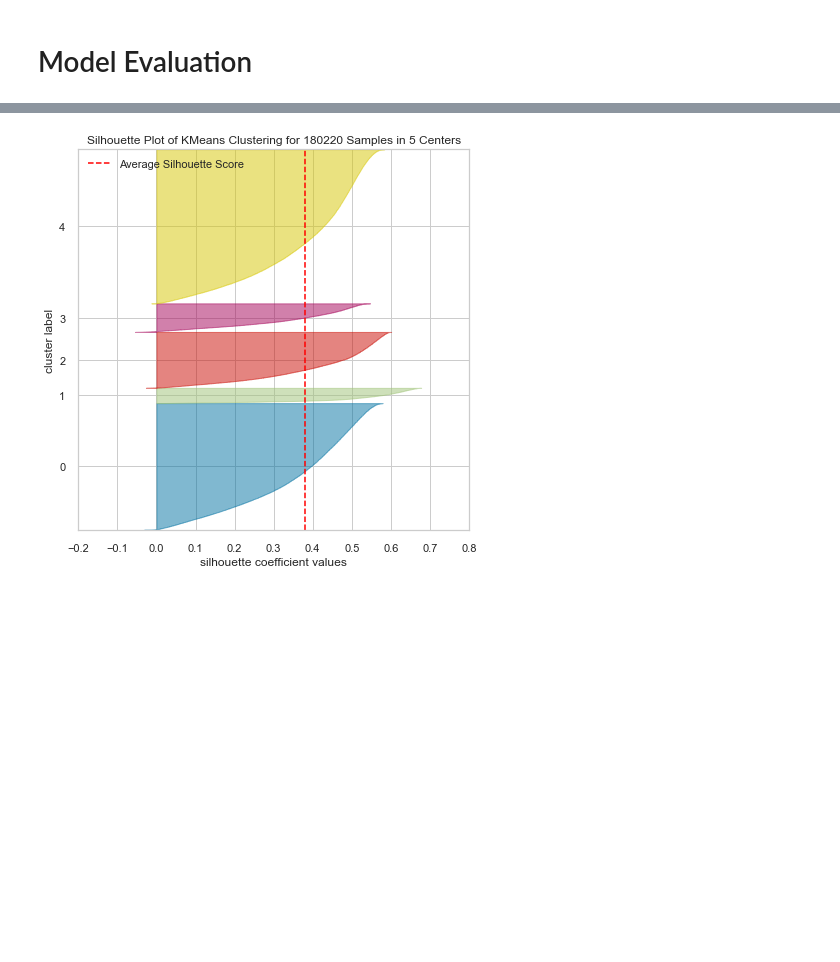
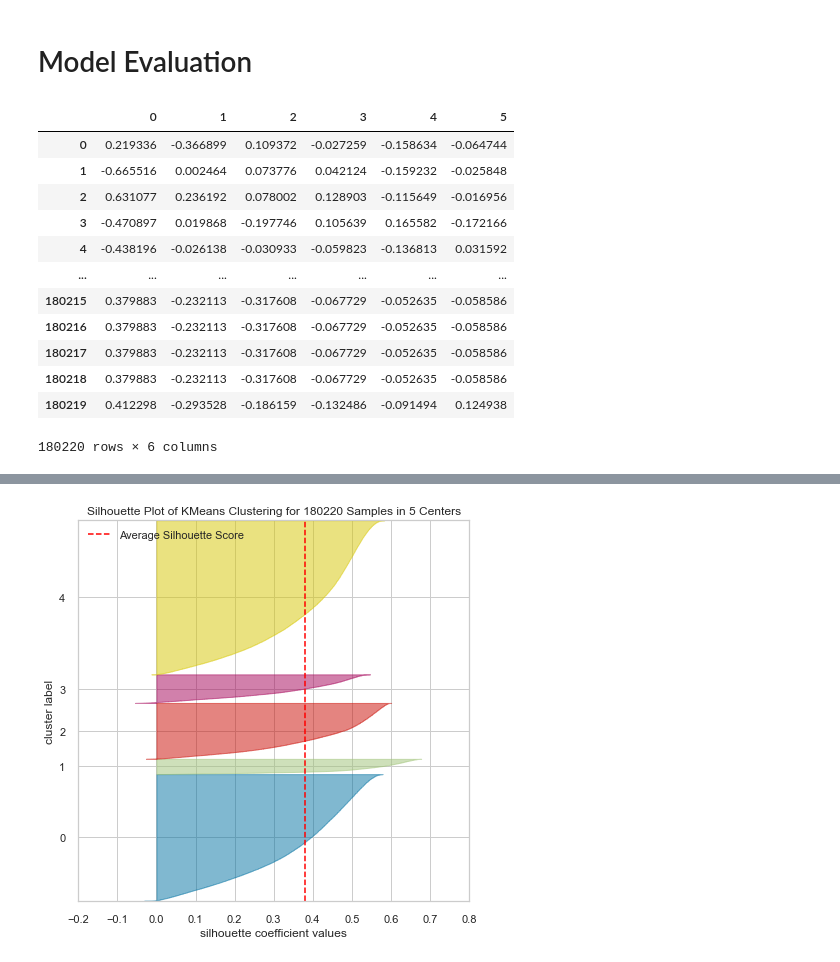
Before and after one commit to Neri-kun/Licenta, a Jupyter notebook: song_recommendation_system.ipynb, the cells around one changed output, grey strips where cells are left out. Saved outputs shown, nothing was run; the diff lists cells and outputs as text; code cells hidden in the pictures; blank space fills up the shorter version.

```diff
--- a/song_recommendation_system.ipynb
+++ b/song_recommendation_system.ipynb
@@ -505,0 +516,16 @@ data_eval = data.iloc[:,0:5]
+# %%
+X
+# %% [output]
+|  | 0 | 1 | 2 | 3 | 4 | 5 |
+| 0 | 0.219336 | -0.366899 | 0.109372 | -0.027259 | -0.158634 | -0.064744 |
+| 1 | -0.665516 | 0.002464 | 0.073776 | 0.042124 | -0.159232 | -0.025848 |
+| 2 | 0.631077 | 0.236192 | 0.078002 | 0.128903 | -0.115649 | -0.016956 |
+| 3 | -0.470897 | 0.019868 | -0.197746 | 0.105639 | 0.165582 | -0.172166 |
+| 4 | -0.438196 | -0.026138 | -0.030933 | -0.059823 | -0.136813 | 0.031592 |
+| ... | ... | ... | ... | ... | ... | ... |
+| 180215 | 0.379883 | -0.232113 | -0.317608 | -0.067729 | -0.052635 | -0.058586 |
+| 180216 | 0.379883 | -0.232113 | -0.317608 | -0.067729 | -0.052635 | -0.058586 |
+| 180217 | 0.379883 | -0.232113 | -0.317608 | -0.067729 | -0.052635 | -0.058586 |
+| 180218 | 0.379883 | -0.232113 | -0.317608 | -0.067729 | -0.052635 | -0.058586 |
+| 180219 | 0.412298 | -0.293528 | -0.186159 | -0.132486 | -0.091494 | 0.124938 |
+180220 rows × 6 columns
```
Also changed, not shown: parts of 30 cells of this notebook.
